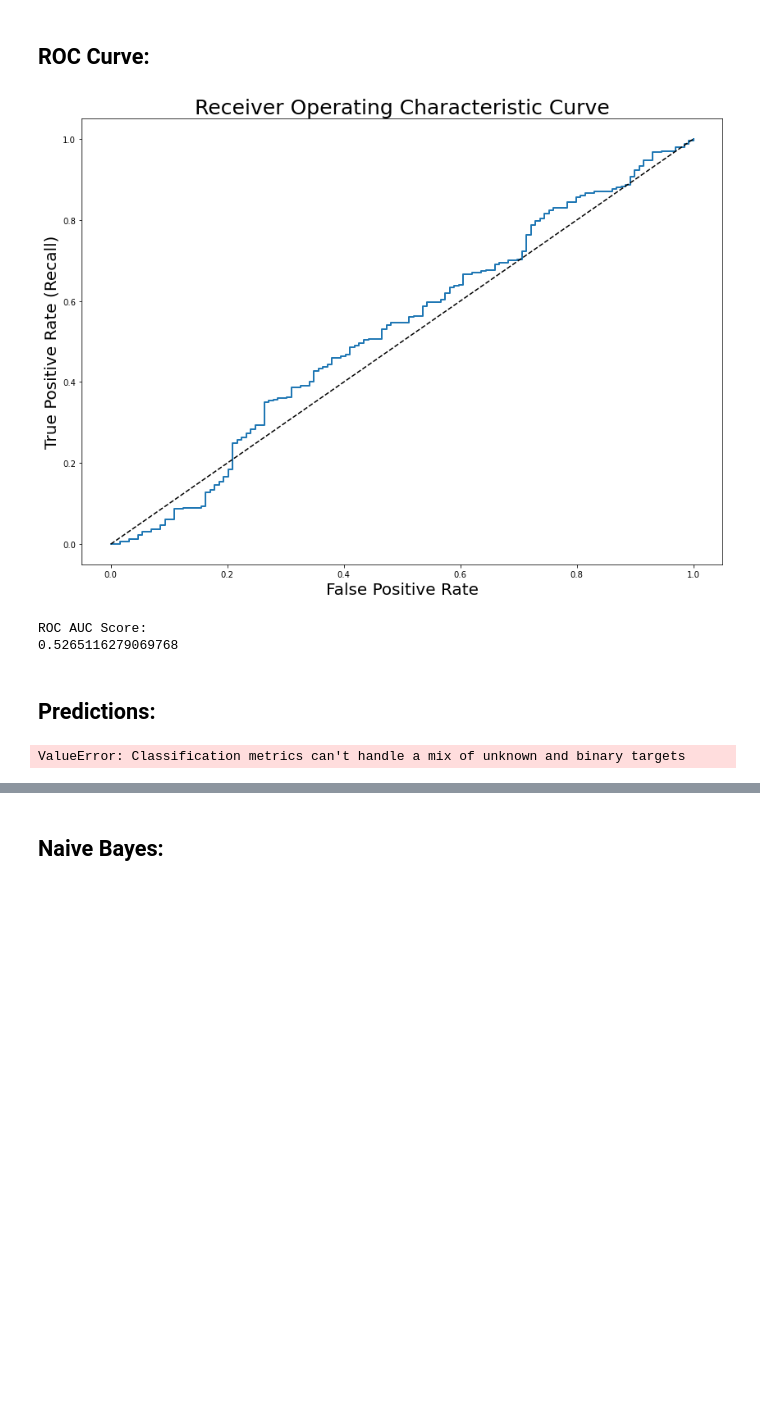
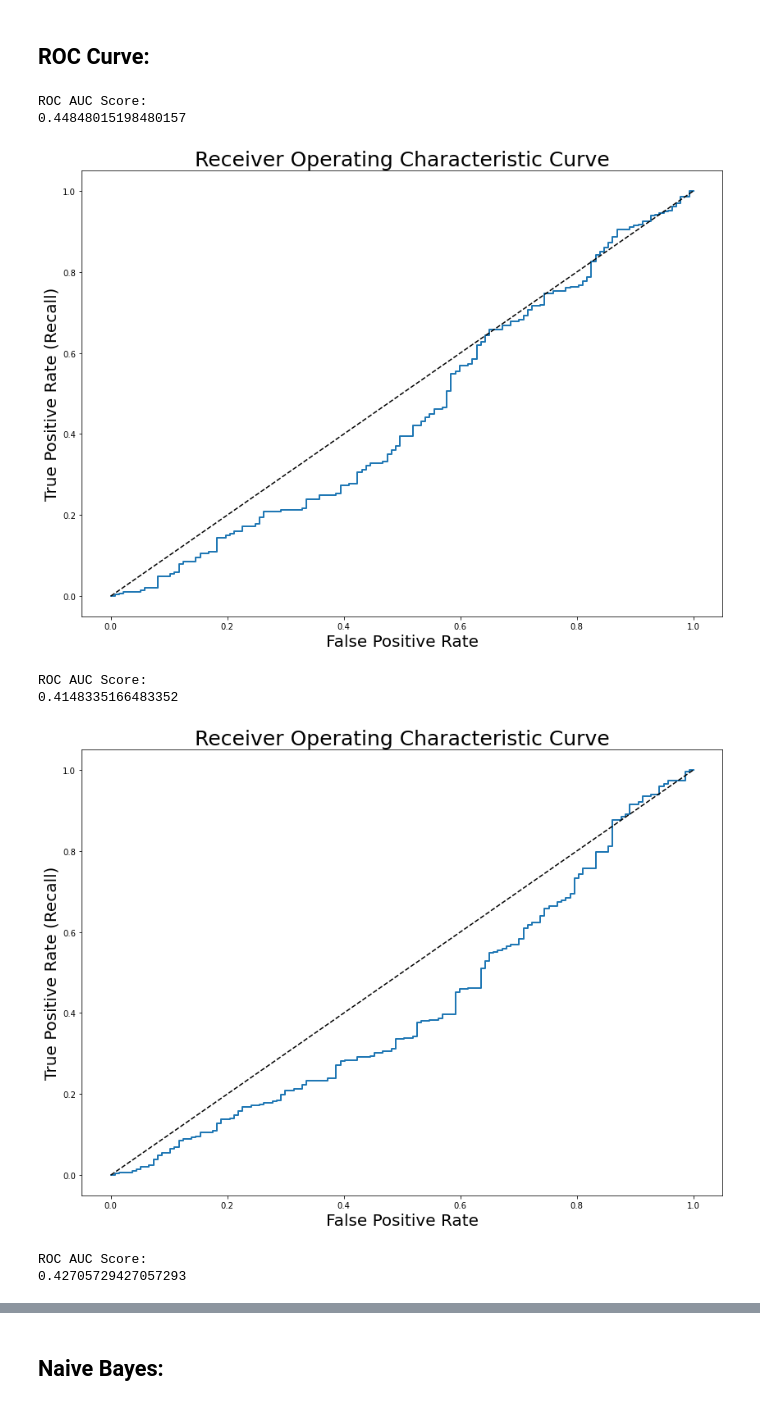
Before and after one commit to spa542/DSCI470, a Jupyter notebook: Project_2_Loan_Prediction_Dataset/Loan_Prediction_Dataset_Playground.ipynb, the cells around one changed output, grey strips where cells are left out. Saved outputs shown, nothing was run; the diff lists cells and outputs as text; code cells hidden in the pictures; blank space fills up the shorter version.

```diff
--- a/Project_2_Loan_Prediction_Dataset/Loan_Prediction_Dataset_Playground.ipynb
+++ b/Project_2_Loan_Prediction_Dataset/Loan_Prediction_Dataset_Playground.ipynb
@@ -411,22 +412,23 @@ def plot_roc_curve(fpr, tpr, label=None):
     plt.xlabel('False Positive Rate', fontsize=20)
     plt.ylabel('True Positive Rate (Recall)', fontsize=20)
     plt.show()
+
+def plot_roc_curve_and_print_roc_auc_score(classifier, x_train, y_train, fold, method):
+    Y_scores = cross_val_predict(classifier, x_train, y_train, cv=fold, method=method)
+    print('ROC AUC Score:')
+    print(roc_auc_score(y_train, Y_scores))
+    fpr, tpr, thresholds = roc_curve(Y_train, Y_scores)
+    plot_roc_curve(fpr, tpr)
-# %%
-fpr, tpr, thresholds = roc_curve(Y_train, Y_scores)
-plot_roc_curve(fpr, tpr)
-print('ROC AUC Score:')
-print(roc_auc_score(Y_train, Y_scores))
-# %% [output]
-[figure, removed]
-ROC AUC Score:
-0.5265116279069768
-# %% [markdown]
-## Predictions:
-# %%
-# Get the predictor
-Y_pred_log_reg = log_reg.predict(X_test)
-# Print the reports
-print(classification_report(Y_test, Y_pred_log_reg))
-print(f'Accuracy Score: {accuracy_score(Y_test, Y_pred_log_reg)}')
-# %% [output]
-ValueError: Classification metrics can't handle a mix of unknown and binary targets
+# %%
+plot_roc_curve_and_print_roc_auc_score(log_reg, X_train, Y_train, 3, "decision_function")
+plot_roc_curve_and_print_roc_auc_score(log_reg, X_train, Y_train, 5, "decision_function")
+plot_roc_curve_and_print_roc_auc_score(log_reg, X_train, Y_train, 7, "decision_function")
+# %% [output]
+ROC AUC Score:
+0.44848015198480157
+[figure, added]
+ROC AUC Score:
+0.4148335166483352
+[figure, added]
+ROC AUC Score:
+0.42705729427057293
```
Also changed, not shown: parts of 13 cells of this notebook.
